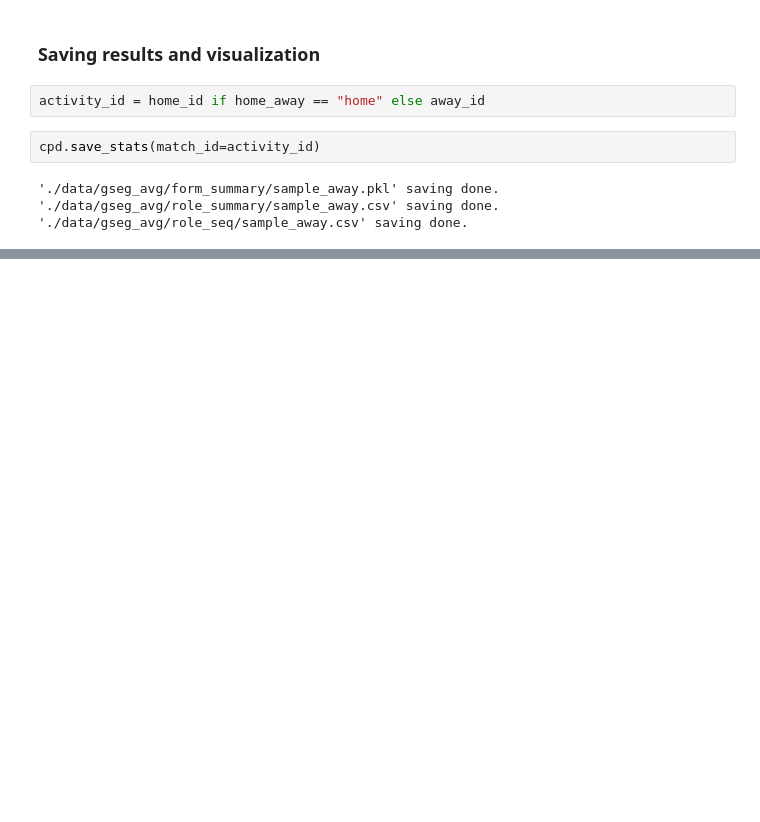
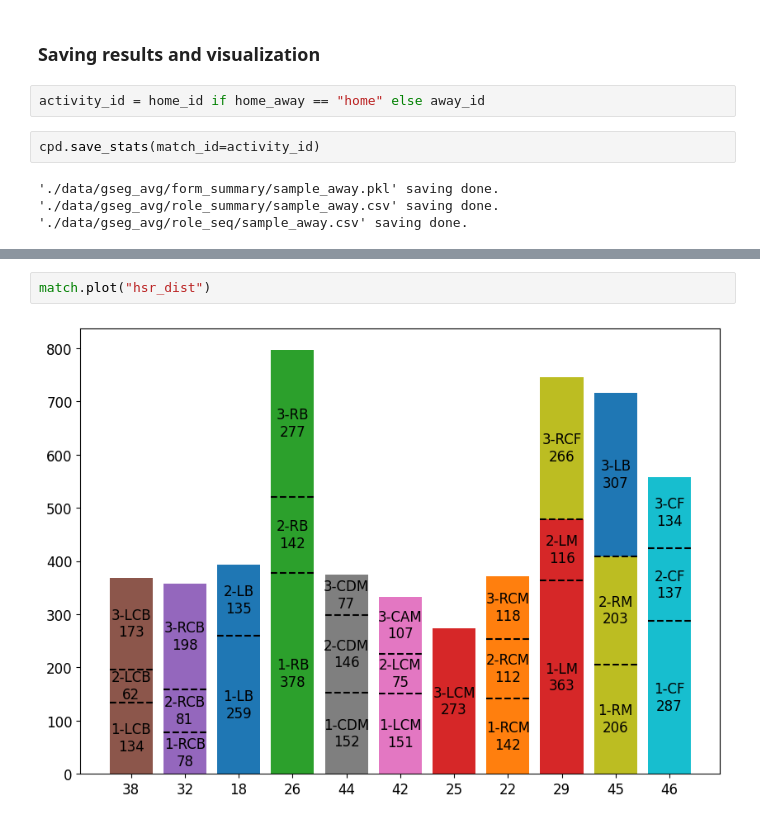
Before and after one commit to hyunsungkim-ds/soccercpd, a Jupyter notebook: tutorial_kloppy.ipynb, the cells around one changed output, grey strips where cells are left out. Drawn from its saved outputs; the diff is of its cells as text; blank space fills up the shorter version.

```diff
--- a/tutorial_kloppy.ipynb
+++ b/tutorial_kloppy.ipynb
@@ -162,0 +189,4 @@ cpd.visualize(match_id=activity_id, role_labels=cpd.role_labels, save=True)
+# %%
+match.plot("hsr_dist")
+# %% [output]
+[figure, added]
```
Also changed, not shown: parts of 6 cells of this notebook, 3 other files.
